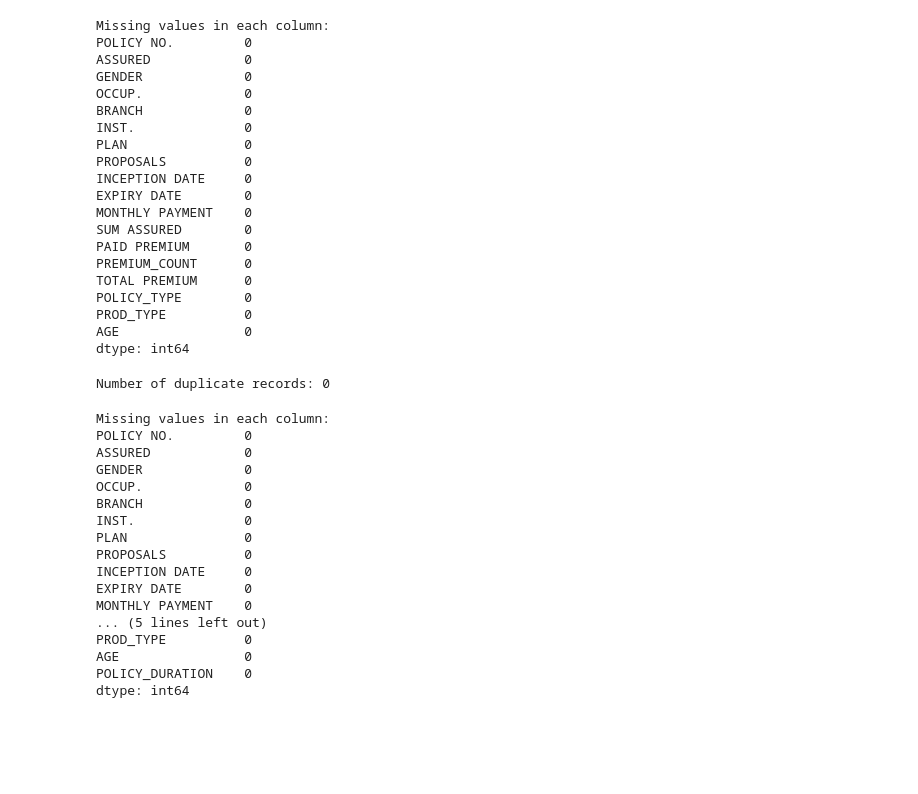
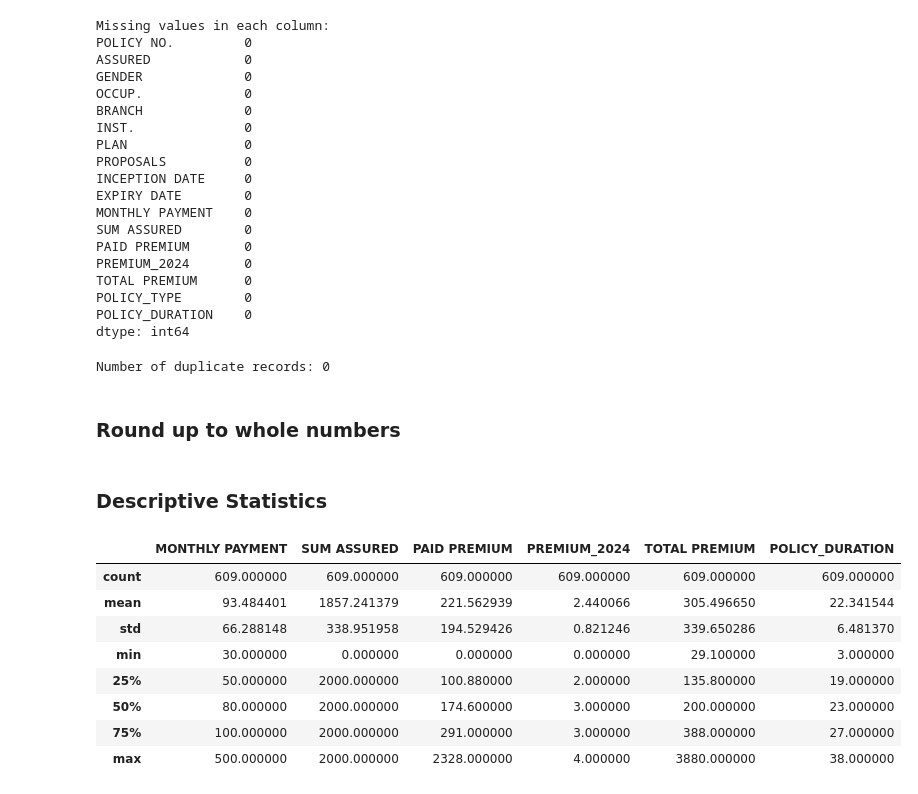
Before and after one commit to jnopareboateng/ml-library, a Jupyter notebook: Insurance/SIC preprocessing.ipynb, the cells around one changed output. Saved outputs shown, nothing was run; the diff lists cells and outputs as text; code cells hidden in the pictures; blank space fills up the shorter version.

```diff
--- a/Insurance/SIC preprocessing.ipynb
+++ b/Insurance/SIC preprocessing.ipynb
@@ -158,11 +160,13 @@ dtype: int64
 # %%
-# Data Preprocessing
+# Create a copy of the DataFrame to avoid SettingWithCopyWarning
+df = df.copy()
 
-# Transform variables using .loc to avoid SettingWithCopyWarning
+# Perform the operations on the copy
 df.loc[:, 'INCEPTION DATE'] = pd.to_datetime(df['INCEPTION DATE'], errors='coerce')
 df.loc[:, 'EXPIRY DATE'] = pd.to_datetime(df['EXPIRY DATE'], errors='coerce')
-df.loc[:, 'AGE'] = (df.loc[:, 'EXPIRY DATE'] - df.loc[:, 'INCEPTION DATE']).dt.days / 365.25  # Create age column
+df.loc[:, 'POLICY_DURATION'] = (df['EXPIRY DATE'] - df['INCEPTION DATE']).dt.days / 365.25
 
+# Now you can work with df without warnings
 print("Missing values in each column:")
 print(df.isnull().sum())
 # %% [output]
@@ -180,11 +184,10 @@ EXPIRY DATE        0
 MONTHLY PAYMENT    0
 SUM ASSURED        0
 PAID PREMIUM       0
-PREMIUM_COUNT      0
+PREMIUM_2024       0
 TOTAL PREMIUM      0
 POLICY_TYPE        0
-PROD_TYPE          0
-AGE                0
+POLICY_DURATION    0
 dtype: int64
 # %%
 # Identify duplicate records
@@ -195,33 +198,5 @@ if duplicates.any():
     print(data[duplicates])
 # %% [output]
 Number of duplicate records: 0
-# %%
-# Create a copy of the DataFrame to avoid SettingWithCopyWarning
-df_copy = df.copy()
-
-# Perform the operations on the copy
-df_copy.loc[:, 'INCEPTION DATE'] = pd.to_datetime(df_copy['INCEPTION DATE'], errors='coerce')
-df_copy.loc[:, 'EXPIRY DATE'] = pd.to_datetime(df_copy['EXPIRY DATE'], errors='coerce')
-df_copy.loc[:, 'POLICY_DURATION'] = (df_copy['EXPIRY DATE'] - df_copy['INCEPTION DATE']).dt.days / 365.25
-
-# Now you can work with df_copy without warnings
-print("Missing values in each column:")
-print(df_copy.isnull().sum())
-# %% [output]
-Missing values in each column:
-POLICY NO.         0
-ASSURED            0
-GENDER             0
-OCCUP.             0
-BRANCH             0
-INST.              0
-PLAN               0
-PROPOSALS          0
-INCEPTION DATE     0
-EXPIRY DATE        0
-MONTHLY PAYMENT    0
-... (5 lines left out)
-PROD_TYPE          0
-AGE                0
-POLICY_DURATION    0
-dtype: int64
+# %% [markdown]
+### Round up to whole numbers
@@ -227,0 +205,14 @@ dtype: int64
+# %% [markdown]
+### Descriptive Statistics
+# %%
+df.select_dtypes(include=['int','float']).describe()
+# %% [output]
+|  | MONTHLY PAYMENT | SUM ASSURED | PAID PREMIUM | PREMIUM_2024 | TOTAL PREMIUM | POLICY_DURATION |
+| count | 609.000000 | 609.000000 | 609.000000 | 609.000000 | 609.000000 | 609.000000 |
+| mean | 93.484401 | 1857.241379 | 221.562939 | 2.440066 | 305.496650 | 22.341544 |
+| std | 66.288148 | 338.951958 | 194.529426 | 0.821246 | 339.650286 | 6.481370 |
+| min | 30.000000 | 0.000000 | 0.000000 | 0.000000 | 29.100000 | 3.000000 |
+| 25% | 50.000000 | 2000.000000 | 100.880000 | 2.000000 | 135.800000 | 19.000000 |
+| 50% | 80.000000 | 2000.000000 | 174.600000 | 3.000000 | 200.000000 | 23.000000 |
+| 75% | 100.000000 | 2000.000000 | 291.000000 | 3.000000 | 388.000000 | 27.000000 |
+| max | 500.000000 | 2000.000000 | 2328.000000 | 4.000000 | 3880.000000 | 38.000000 |
```
Also changed, not shown: parts of 45 cells of this notebook, 5 other files.
